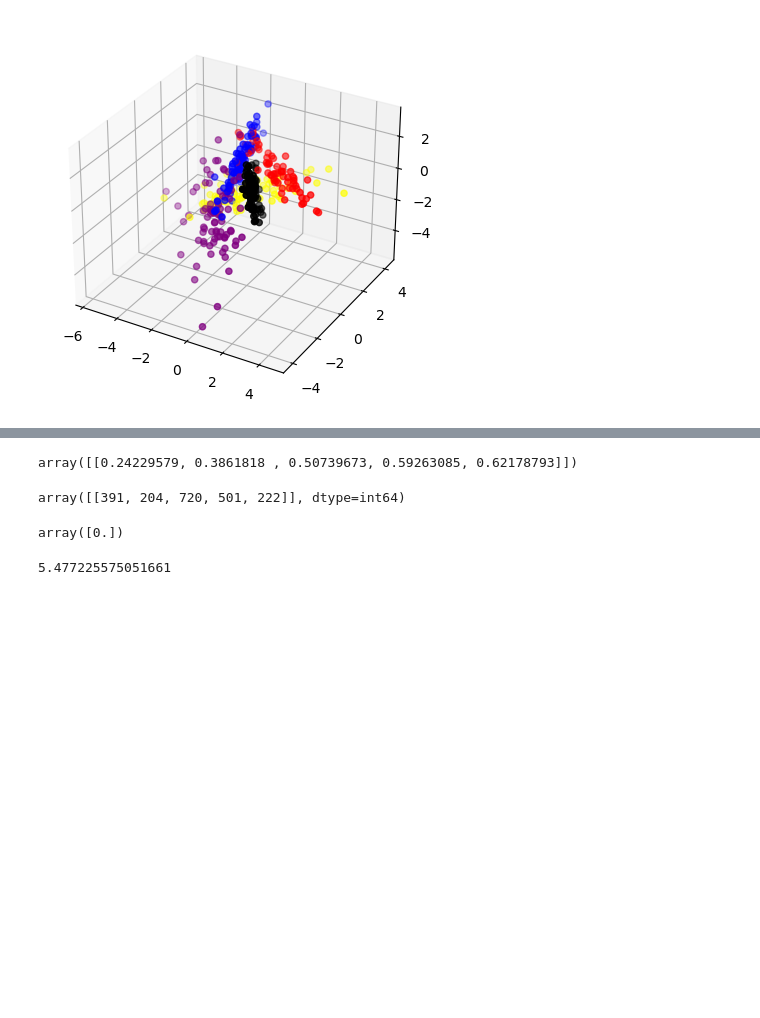
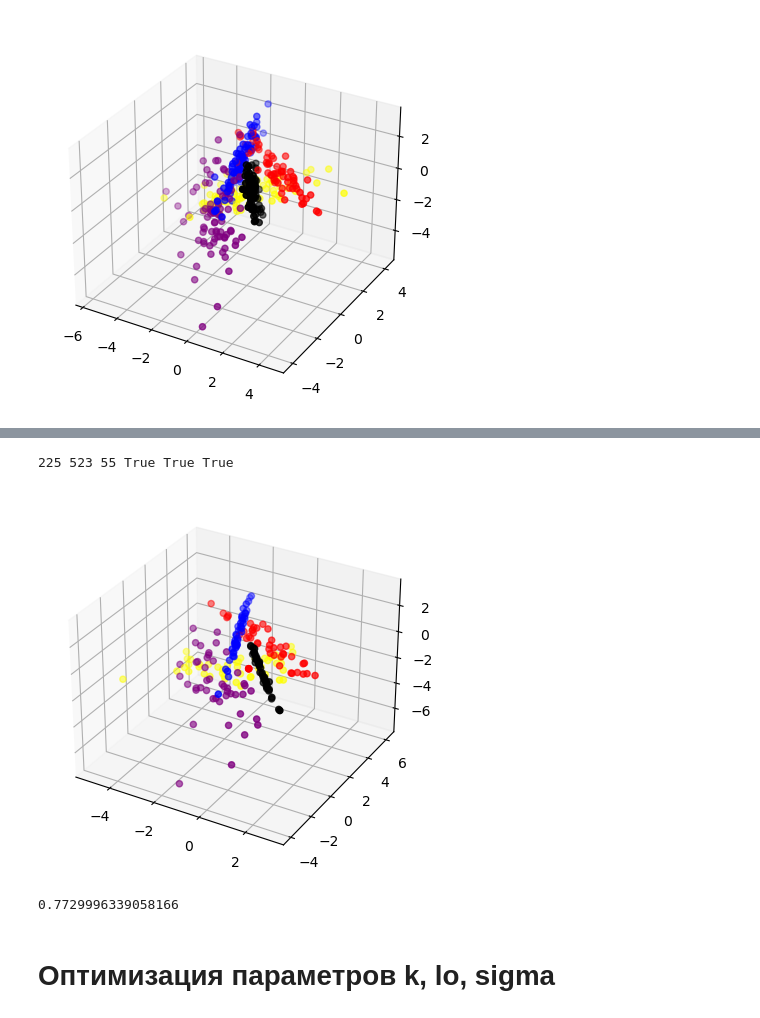
Before and after one commit to Violonur-PavelBI/MAI_AI_labs, a Jupyter notebook: 2 sem/1 labs.ipynb, the cells around one changed output, grey strips where cells are left out. Drawn from its saved outputs; the diff is of its cells as text; code cells hidden in the pictures; blank space fills up the shorter version.

```diff
--- a/2 sem/1 labs.ipynb
+++ b/2 sem/1 labs.ipynb
@@ -56,13 +50,0 @@ KNeighborsRegressor(n_neighbors=6,
-# %%
-Y_noise=[Lable_train[0]]
-Y_noise=np.append(Y_noise,[Lable_train[1]],axis=0)
-Y_noise=np.append(Y_noise,[Lable_train[5]],axis=0)
-Y_noise=np.append(Y_noise,[Lable_train[5]],axis=0)
-Y_noise
-X_etalon=[Сoordinates_test[0]]
-X_etalon=np.append(X_etalon,[Сoordinates_test[5]],axis=0)
-X_noise=[Сoordinates_test[0]]
-X_noise=np.append(X_noise,[Сoordinates_test[0]],axis=0)
-X_noise=np.append(X_noise,[Сoordinates_test[2]],axis=0)
-X_noise=np.append(X_noise,[Сoordinates_test[1]],axis=0)
-X_noise
@@ -74,4 +50,0 @@ array([[-1.63028196,  3.0879435 ,  1.10165691],
-# %%
-def WOkn(kor,X,Y,Ymax):
-
-    return 0.1
@@ -80 +71,18 @@ import copy
+# %%
+def WOkn(kor,X,Y,Y_learn,Logist=Logist):
+    neigh_dist, neigh_ind = kor.kneighbors([X])
+    dist=Logist(neigh_dist)
+    lable=[Y_learn[i] for i in neigh_ind[0]]
+    klass_weigh=np.zeros(max(lable)+1)
+    for i in range(len(lable)):
+        klass_weigh[lable[i]]+=dist[0][i]
+    MG=0
+    M=0
+    for i in range(len(klass_weigh)):
+        if i == Y:
+            M=klass_weigh[i]
+        elif klass_weigh[i]>MG:
+            MG=klass_weigh[i]
+    M=M-MG
+    return -M
 # %%
@@ -151,13 +147,24 @@ neigh_dist, neigh_ind = knn.kneighbors(Сoordinates_test[0:1])
-# %%
-neigh_dist
-# %% [output]
-array([[0.24229579, 0.3861818 , 0.50739673, 0.59263085, 0.62178793]])
-# %%
-neigh_ind
-# %% [output]
-array([[391, 204, 720, 501, 222]], dtype=int64)
-# %%
-knn.predict(Сoordinates_test[0:1])
-# %% [output]
-array([0.])
+# %%
+X_etalon ,Y_etalon ,X_isp,Y_isp,X_noise, Y_noise=Stopl(Сoordinates_train,Lable_train,6,lo=0.1,sigm=0)
+print(len(X_etalon),len(X_isp),len(X_noise),len(X_etalon)==len(Y_etalon),len(X_isp)==len(Y_isp),len(X_noise)==len(Y_noise))
+# %% [output]
+225 523 55 True True True
+# %%
+N = len(X_etalon)
+colors = ["Blue","Red","Purple","Yellow","Black"]
+c = [colors[i] for i in Y_etalon[:N]]
+fig = plt.figure()
+ax = fig.add_subplot(111, projection='3d')
+ax.scatter(X_etalon[:N,0], X_etalon[:N,1], X_etalon[:N,2], c=c)
+plt.show()
+# %% [output]
+[figure, added]
+# %%
+knn=KNeighborsRegressor(n_neighbors=6,weights=Logist)
+knn.fit(X_etalon, Y_etalon)
+knn.score(Сoordinates_test, Lable_test)
+# %% [output]
+0.7729996339058166
+# %% [markdown]
+# Оптимизация параметров k, lo, sigma
 # %%
@@ -194,4 +204,0 @@ for k in range(1, 4): # maximum neighbor is 9 since 9:1 train split
-# %%
-30**(1/2)
-# %% [output]
-5.477225575051661
```
Also changed, not shown: parts of 15 cells of this notebook.
